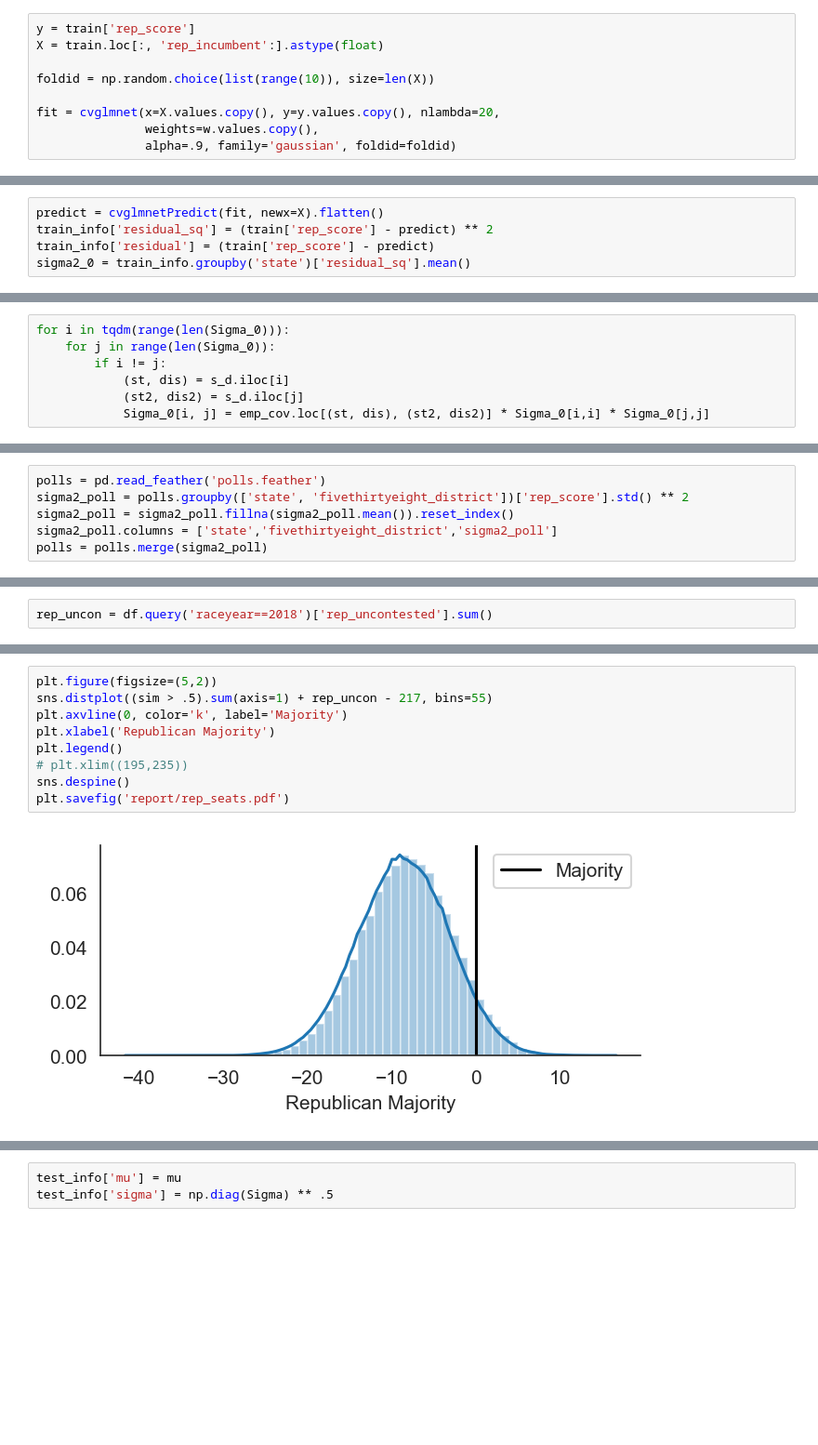
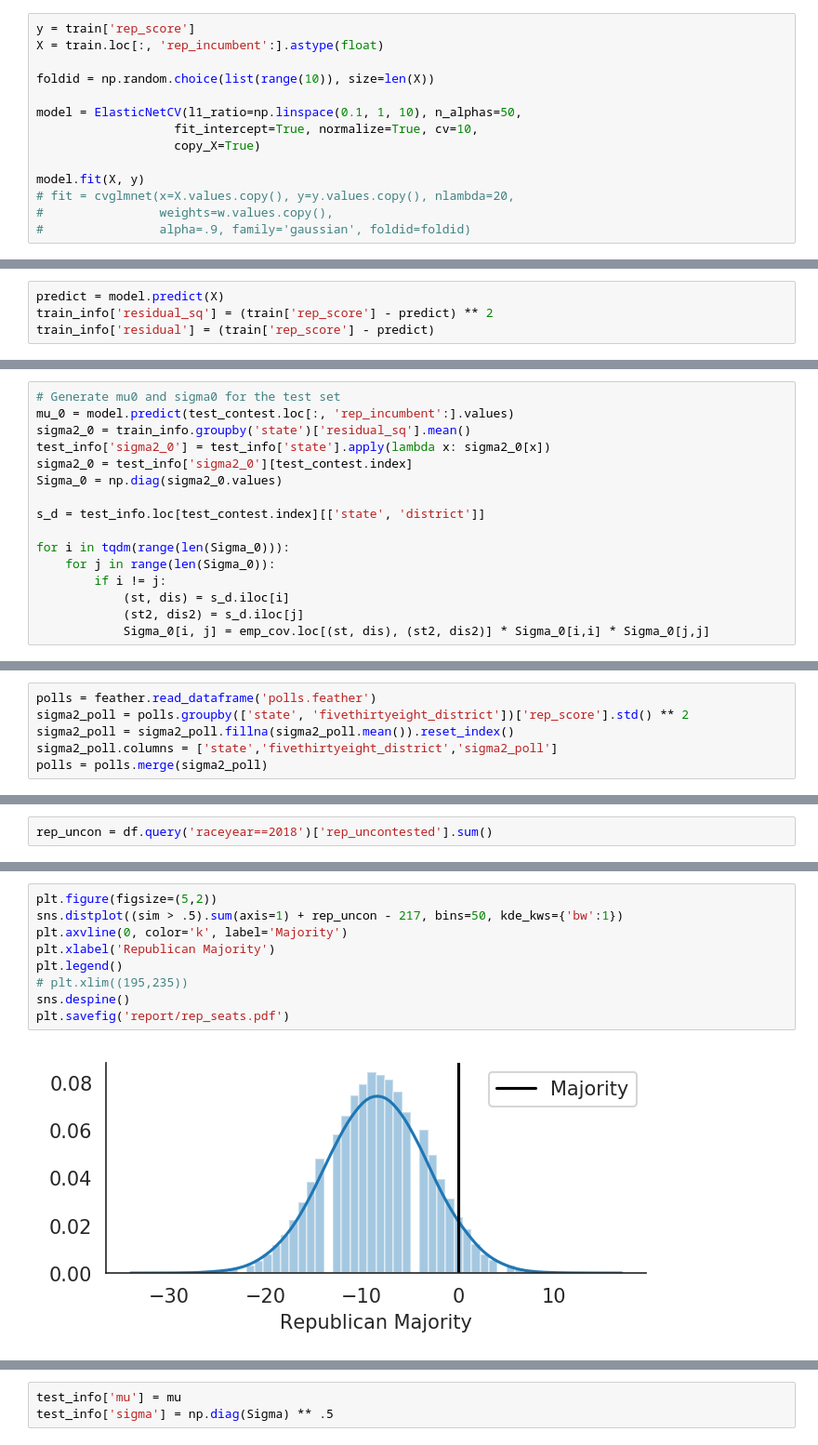
Before and after one commit to jiafengkevinchen/stat195-project, a Jupyter notebook: model.ipynb, the cells around one changed output, grey strips where cells are left out. Shown at 93% size. Saved outputs shown, nothing was run; the diff lists cells and outputs as text; blank space fills up the shorter version.

Commit message:
model_updated

```diff
--- a/model.ipynb
+++ b/model.ipynb
@@ -114,6 +110,11 @@ X = train.loc[:, 'rep_incumbent':].astype(float)
 
 foldid = np.random.choice(list(range(10)), size=len(X))
 
-fit = cvglmnet(x=X.values.copy(), y=y.values.copy(), nlambda=20,
-               weights=w.values.copy(),
-               alpha=.9, family='gaussian', foldid=foldid)
+model = ElasticNetCV(l1_ratio=np.linspace(0.1, 1, 10), n_alphas=50,
+                   fit_intercept=True, normalize=True, cv=10,
+                   copy_X=True)
+
+model.fit(X, y)
+# fit = cvglmnet(x=X.values.copy(), y=y.values.copy(), nlambda=20,
+#                weights=w.values.copy(),
+#                alpha=.9, family='gaussian', foldid=foldid)
@@ -131,8 +167,7 @@ coefs = pd.Series(cvglmnetCoef(fit).flatten(), index=['Const'] + list(X.columns)
 # %%
-predict = cvglmnetPredict(fit, newx=X).flatten()
+predict = model.predict(X)
 train_info['residual_sq'] = (train['rep_score'] - predict) ** 2
 train_info['residual'] = (train['rep_score'] - predict)
-sigma2_0 = train_info.groupby('state')['residual_sq'].mean()
 # %%
 emp_cov = train_info.pivot_table(index=['state','district'], columns='raceyear', values='residual').T.corr().fillna(0)
 # %%
@@ -165,4 +190,13 @@ s_d = test_info.loc[test_contest.index][['state', 'district']]
 # %%
+# Generate mu0 and sigma0 for the test set
+mu_0 = model.predict(test_contest.loc[:, 'rep_incumbent':].values)
+sigma2_0 = train_info.groupby('state')['residual_sq'].mean()
+test_info['sigma2_0'] = test_info['state'].apply(lambda x: sigma2_0[x])
+sigma2_0 = test_info['sigma2_0'][test_contest.index]
+Sigma_0 = np.diag(sigma2_0.values)
+
+s_d = test_info.loc[test_contest.index][['state', 'district']]
+
 for i in tqdm(range(len(Sigma_0))):
     for j in range(len(Sigma_0)):
         if i != j:
@@ -214,7 +234,7 @@ mu_after_gen.mean()
 # %% [markdown]
 # Second update - Polls
 # %%
-polls = pd.read_feather('polls.feather')
+polls = feather.read_dataframe('polls.feather')
 sigma2_poll = polls.groupby(['state', 'fivethirtyeight_district'])['rep_score'].std() ** 2
 sigma2_poll = sigma2_poll.fillna(sigma2_poll.mean()).reset_index()
 sigma2_poll.columns = ['state','fivethirtyeight_district','sigma2_poll']
@@ -265,14 +305,14 @@ rep_uncon = df.query('raceyear==2018')['rep_uncontested'].sum()
 # %%
 plt.figure(figsize=(5,2))
-sns.distplot((sim > .5).sum(axis=1) + rep_uncon - 217, bins=55)
+sns.distplot((sim > .5).sum(axis=1) + rep_uncon - 217, bins=50, kde_kws={'bw':1})
 plt.axvline(0, color='k', label='Majority')
 plt.xlabel('Republican Majority')
 plt.legend()
 # plt.xlim((195,235))
 sns.despine()
 plt.savefig('report/rep_seats.pdf')
 # %% [output]
-[figure, old version]
+[figure, new version]
 # %%
 1-((sim > .5).sum(axis=1) + 3 > 217.5).mean()
 # %% [output]
```
Also changed, not shown: parts of 33 cells of this notebook.
